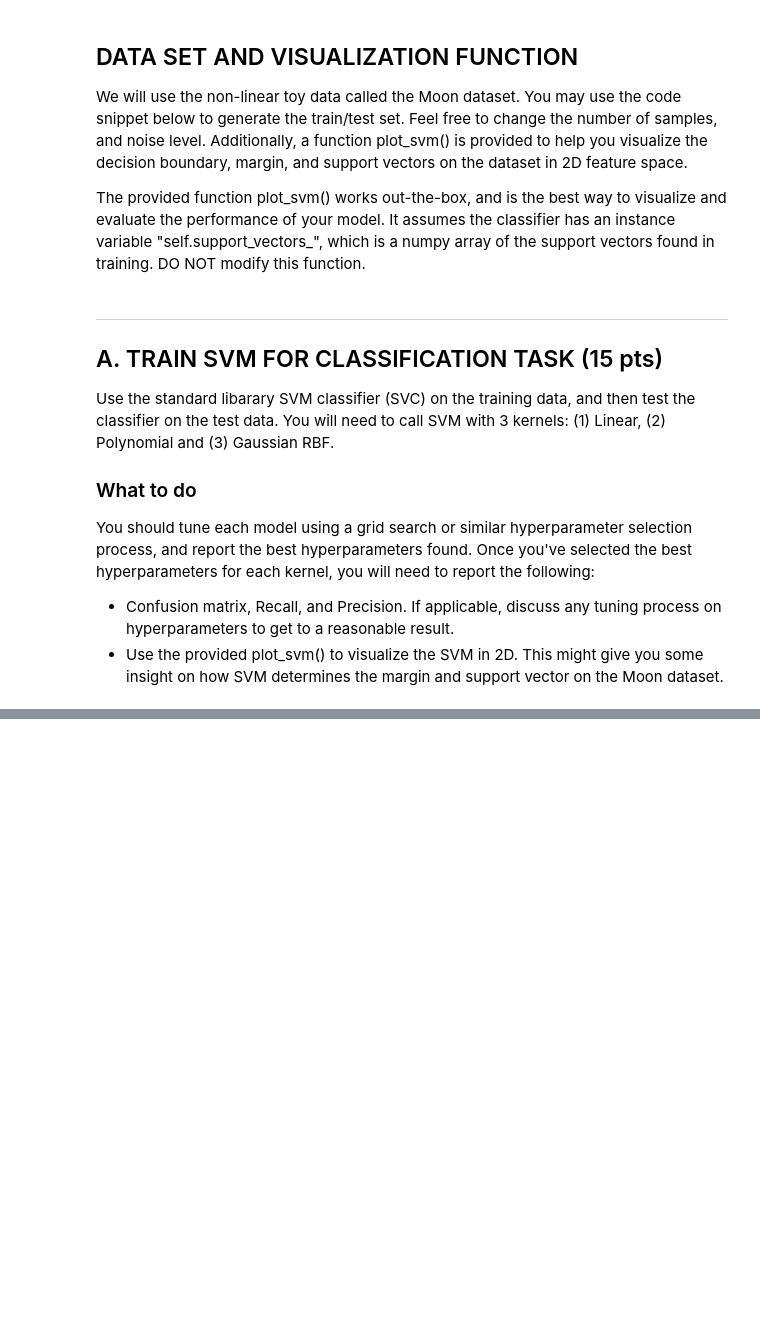
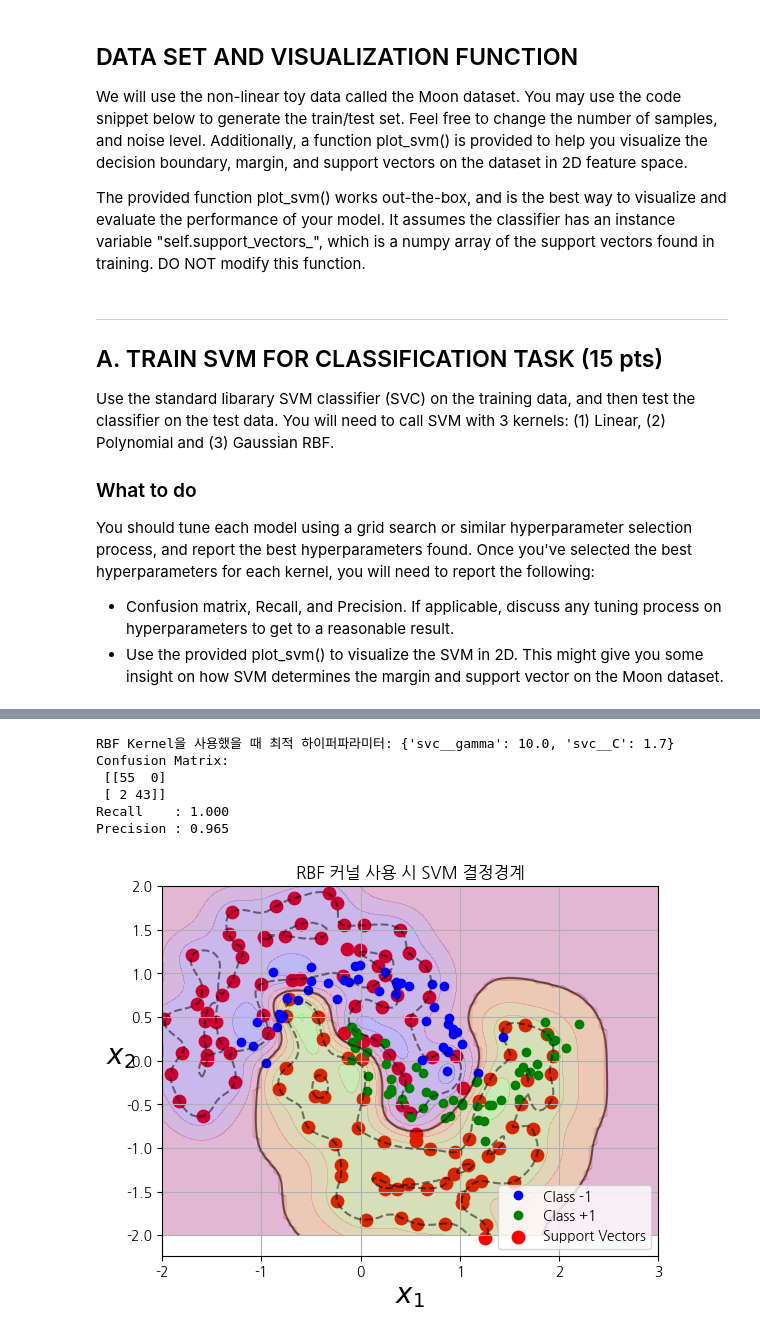
Before and after one commit to Scanf-s/Machine_Learning, a Jupyter notebook: Assignment_2/P1_SVM.ipynb, the cells around one changed output, grey strips where cells are left out. Cells and saved outputs as stored; diff of their text form; code cells hidden in the pictures; blank space fills up the shorter version.

```diff
--- a/Assignment_2/P1_SVM.ipynb
+++ b/Assignment_2/P1_SVM.ipynb
@@ -91,0 +291,70 @@ import numpy as np
+# %%
+# 가우시안 RBF 커널
+
+"""
+RBF Kernel을 사용했을 때 최적 하이퍼파라미터: {'svc__C': np.float64(2.0594494295802446), 'svc__gamma': np.float64(9.699198521619943)}
+Confusion Matrix:
+ [[55  0]
+ [ 2 43]]
+Recall    : 1.000
+Precision : 0.965
+
+RBF Kernel을 사용했을 때 최적 하이퍼파라미터: {'svc__C': np.float64(1.749080237694725), 'svc__gamma': np.float64(9.950714306409916)}
+Confusion Matrix:
+ [[55  0]
+ [ 2 43]]
+Recall    : 1.000
+Precision : 0.965
+
+RBF Kernel을 사용했을 때 최적 하이퍼파라미터: {'svc__C': np.float64(1.6872700594236814), 'svc__gamma': np.float64(10.450714306409916)}
+Confusion Matrix:
+ [[55  0]
+ [ 2 43]]
+Recall    : 1.000
+Precision : 0.965
+
+계속 범위를 좁혀도 결과는 동일하게 나왔기 때문에, 적절한 하이퍼 파라미터는 svc__C : 1.7, svc__gamma : 10.0라고 추론할 수 있다
+"""
+# soft_margin_svm(
+#     kernel='rbf',
+#     parameters={
+#         "svc__C": uniform(0.001, 100), # 0.01 ~ 100까지 탐색 -> 1.75가 최적의 결과로 나타나서 1 ~ 3으로 범위 조정
+#         "svc__gamma": uniform(0.0001, 10) # 0.0001 ~ 10까지 탐색 -> 9.55 정도가 최적의 감마값으로 나타나서 1 ~ 10으로 범위 조정
+#     },
+#     n_iter=1000
+# )
+
+# soft_margin_svm(
+#     kernel='rbf',
+#     parameters={
+#         "svc__C": uniform(1, 2),
+#         "svc__gamma": uniform(9, 1)
+#     },
+#     n_iter=100
+# )
+
+# soft_margin_svm(
+#     kernel='rbf',
+#     parameters={
+#         "svc__C": uniform(1.5, 0.5),
+#         "svc__gamma": uniform(9.5, 1)
+#     },
+#     n_iter=100
+# )
+
+soft_margin_svm(
+    kernel='rbf',
+    parameters={
+        "svc__C": [1.7],
+        "svc__gamma": [10.0]
+    },
+    n_iter=1
+)
+# %% [output]
+RBF Kernel을 사용했을 때 최적 하이퍼파라미터: {'svc__gamma': 10.0, 'svc__C': 1.7}
+Confusion Matrix:
+ [[55  0]
+ [ 2 43]]
+Recall    : 1.000
+Precision : 0.965
+[figure, added]
```
Also changed, not shown: parts of 4 cells of this notebook, 1 other file.
